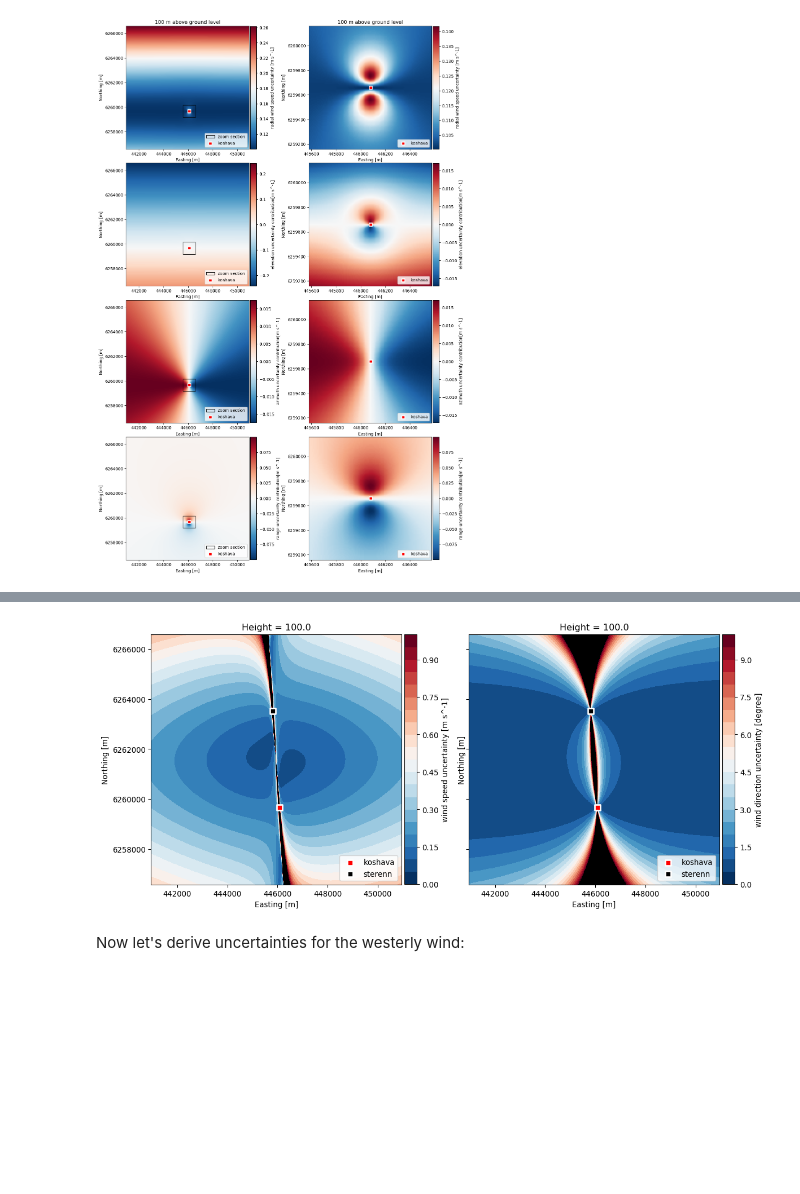
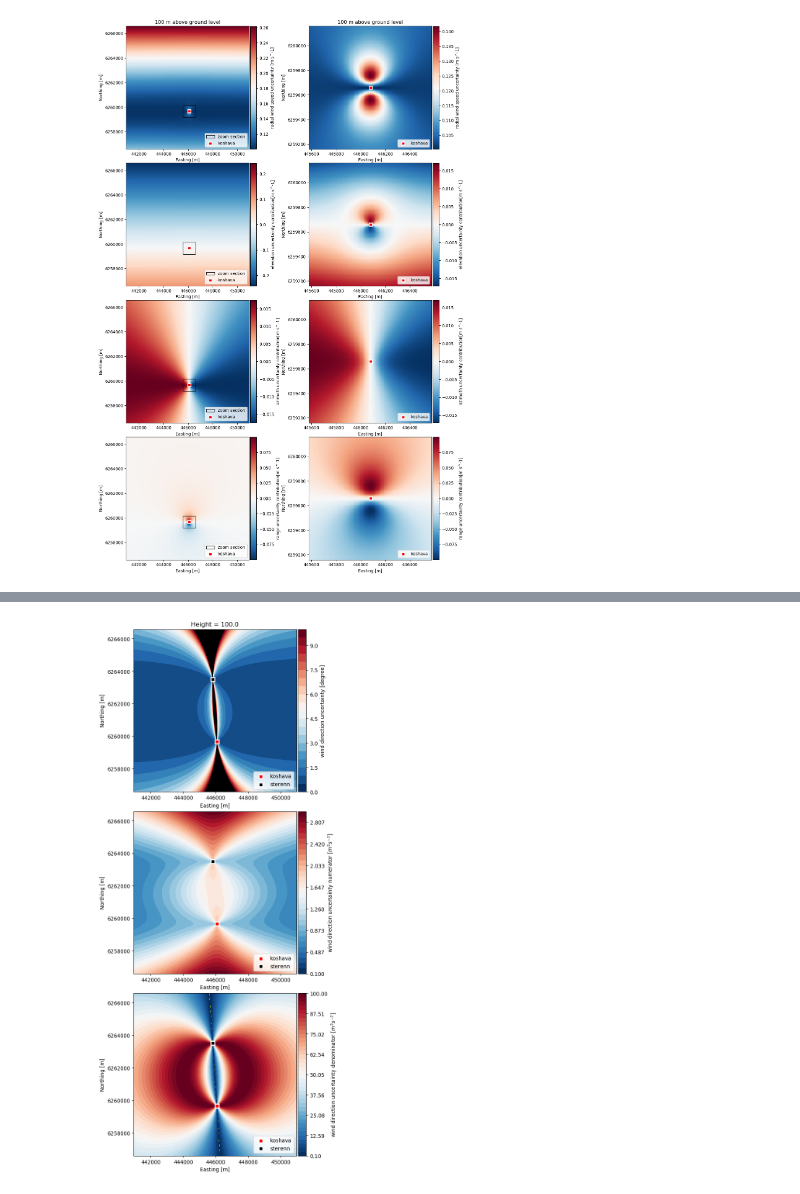
Before and after one commit to niva83/YADDUM, a Jupyter notebook: examples/example_1.ipynb, the cells around one changed output, grey strips where cells are left out. Cells and saved outputs as stored; diff of their text form; code cells hidden in the pictures; blank space fills up the shorter version.

```diff
--- a/examples/example_1.ipynb
+++ b/examples/example_1.ipynb
@@ -305,7 +395,8 @@ plt.show()
 # %%
-fig, axes = plt.subplots(ncols=2,sharey=True,figsize=(2*width_px/MY_DPI, height_px/MY_DPI), dpi=MY_DPI)
-levels = np.linspace(0, 1, 21)
-cs = lidar_uncertainty.uncertainty.wind_speed_uncertainty.plot(ax=axes[0],
+fig, axes = plt.subplots(nrows=3, figsize=(width_px/MY_DPI, 3*height_px/MY_DPI), dpi=MY_DPI)
+
+levels = np.linspace(0, 10, 21)
+cs = lidar_uncertainty.uncertainty.wind_from_direction_uncertainty.plot(ax=axes[0],
                                                                cmap = plt.cm.RdBu_r,
                                                                levels = levels,
                                                                extend = 'neither',
@@ -313,49 +404,81 @@ cs = lidar_uncertainty.uncertainty.wind_speed_uncertainty.plot(ax=axes[0],
 
 cs.cmap.set_over('black')
 cbar = plt.colorbar(cs,orientation='vertical', fraction=0.047, pad=0.01,  ax=axes[0])
-cbar.set_label('wind speed uncertainty [m s^-1]', fontsize = 10)
+cbar.set_label('wind direction uncertainty [degree]', fontsize = 10)
 
 
 axes[0].scatter(lidar_uncertainty.instruments['koshava']['position'][0],
            lidar_uncertainty.instruments['koshava']['position'][1],
            marker='s', color='red',edgecolors='white', linewidth='2',
            s=60,zorder=1000, label = "koshava")
 
 axes[0].scatter(lidar_uncertainty.instruments['sterenn']['position'][0],
            lidar_uncertainty.instruments['sterenn']['position'][1],
            marker='s', color='black', edgecolors='white', linewidth='2',
            s=60,zorder=1000, label = "sterenn")
 axes[0].set_aspect(1.0)
 axes[0].legend(loc='lower right', fontsize=10)
 
 
 
-levels = np.linspace(0, 10, 21)
-cs = lidar_uncertainty.uncertainty.wind_from_direction_uncertainty.plot(ax=axes[1],
-                                                                        cmap = plt.cm.RdBu_r,
-                                                                   levels = levels,
-                                                                   extend = 'neither',
-                                                                   add_colorbar=False)
+##
+levels = np.linspace(0.1, 3, 31)
+cs = lidar_uncertainty.uncertainty.numerator_of_wind_from_direction_uncertainty.plot(ax=axes[1],
+                                                                                       cmap = plt.cm.RdBu_r,
+                                                                                       levels = levels,
+                                                                                       extend = 'neither',
+                                                                                       add_colorbar=False)
+
 
 cs.cmap.set_over('black')
+cs.cmap.set_under('yellow')
 cbar = plt.colorbar(cs,orientation='vertical', fraction=0.047, pad=0.01,ax=axes[1])
-cbar.set_label('wind direction uncertainty [degree]', fontsize = 10)
+cbar.set_label(r'wind direction uncertainty numerator [$m^{2} s^{-2}$]', fontsize = 10)
 axes[1].scatter(lidar_uncertainty.instruments['koshava']['position'][0],
            lidar_uncertainty.instruments['koshava']['position'][1],
            marker='s', color='red',edgecolors='white', linewidth='2',
            s=60,zorder=1000, label = "koshava")
 
 axes[1].scatter(lidar_uncertainty.instruments['sterenn']['position'][0],
            lidar_uncertainty.instruments['sterenn']['position'][1],
            marker='s', color='black', edgecolors='white', linewidth='2',
            s=60,zorder=1000, label = "sterenn")
 axes[1].set_aspect(1.0)
 axes[1].legend(loc='lower right', fontsize=10)
-plt.tight_layout()
+axes[1].set_title('')
+
+
+###
+levels = np.linspace(0.1, 100, 41)
+cs = lidar_uncertainty.uncertainty.denominator_of_wind_from_direction_uncertainty.plot(ax=axes[2],
+                                                                                       cmap = plt.cm.RdBu_r,
+                                                                                       levels = levels,
+                                                                                       extend = 'neither',
+                                                                                       add_colorbar=False)
+axes[2].set_title('')
+cs.cmap.set_over('black')
+cs.cmap.set_under('yellow')
+cbar = plt.colorbar(cs,orientation='vertical', fraction=0.047, pad=0.01,ax=axes[2])
+cbar.set_label(r'wind direction uncertainty denominator [$m^{2} s^{-2}$]', fontsize = 10)
+axes[2].scatter(lidar_uncertainty.instruments['koshava']['position'][0],
+           lidar_uncertainty.instruments['koshava']['position'][1],
+           marker='s', color='red',edgecolors='white', linewidth='2',
+           s=60,zorder=1000, label = "koshava")
+
+axes[2].scatter(lidar_uncertainty.instruments['sterenn']['position'][0],
+           lidar_uncertainty.instruments['sterenn']['position'][1],
+           marker='s', color='black', edgecolors='white', linewidth='2',
+           s=60,zorder=1000, label = "sterenn")
+axes[2].set_title('')
+axes[2].set_aspect(1.0)
+axes[2].legend(loc='lower right', fontsize=10)
+
+
+
+
+
+
+plt.subplots_adjust(wspace = 0, hspace = 0.12)
 plt.show()
-
-# fig.savefig('./wind_direction_uncertainty.png', bbox_inches='tight')
 # %% [output]
-[figure, old version]
+[figure, new version]
-# %% [markdown]
-Now let's derive uncertainties for the westerly wind:
```
Also changed, not shown: parts of 10 cells of this notebook, 3 other files.
